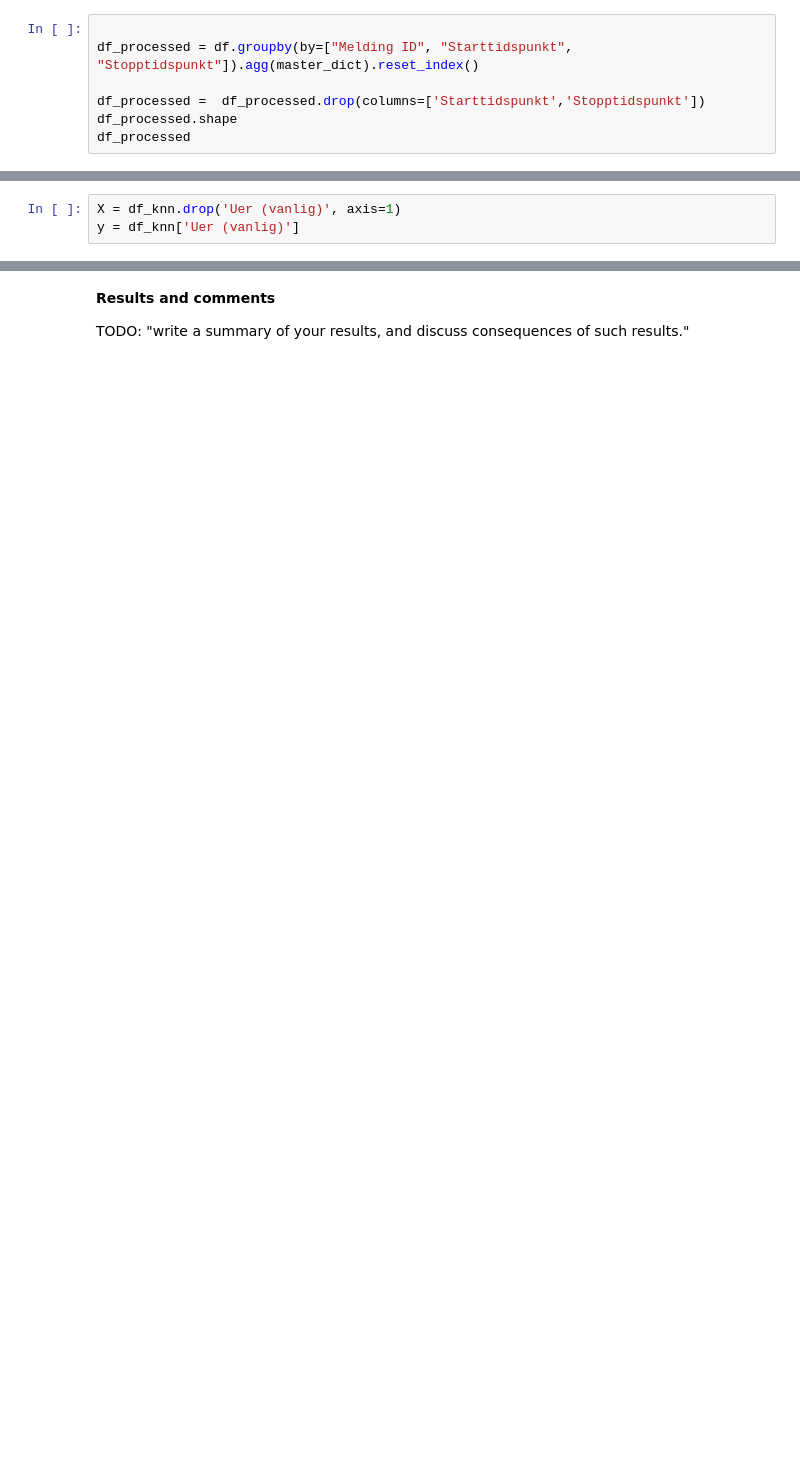
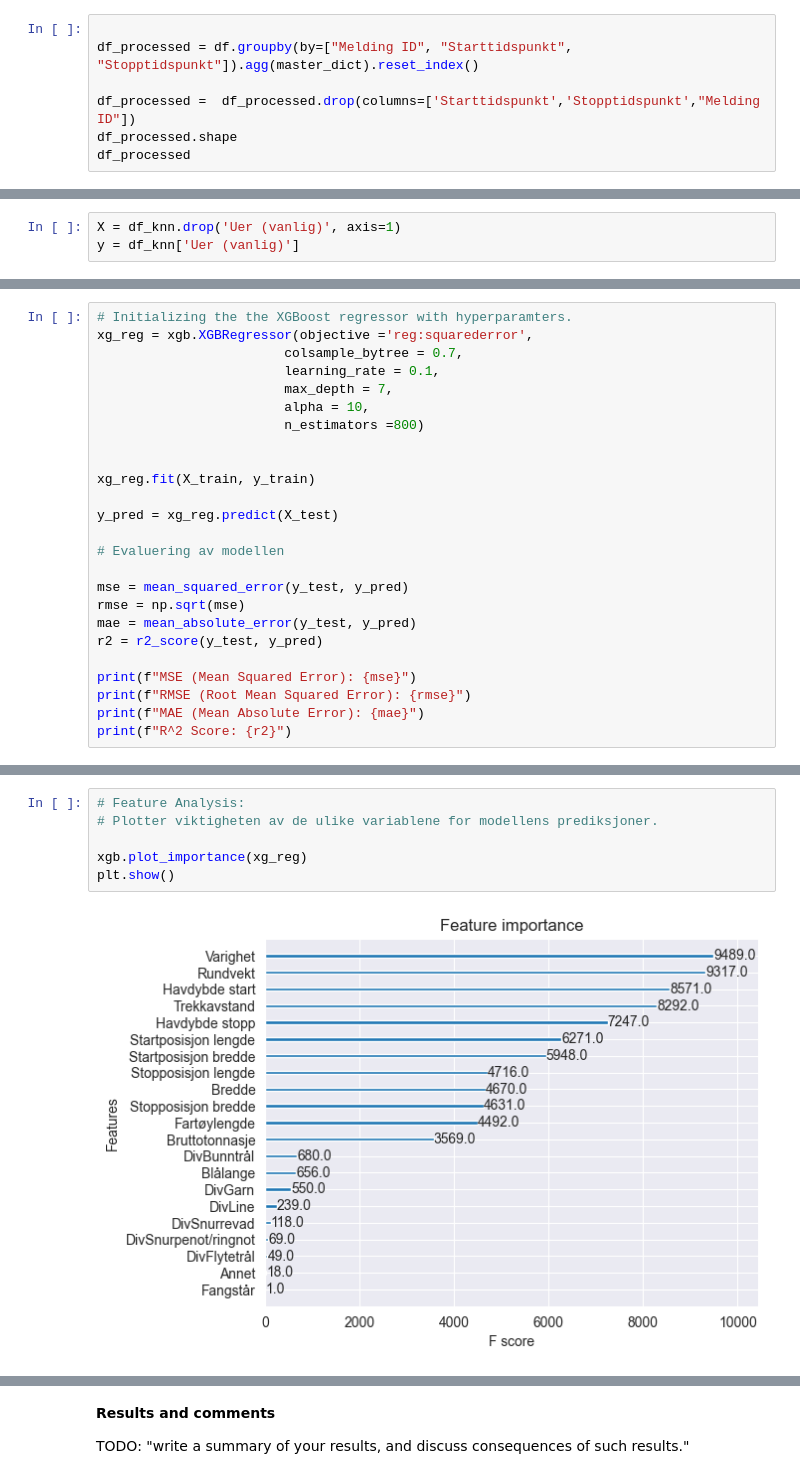
Before and after one commit to ThomasNicolai/info284groupexam, a Jupyter notebook: groupexam.ipynb, the cells around one changed output, grey strips where cells are left out. Cells and saved outputs as stored; diff of their text form; blank space fills up the shorter version.

```diff
--- a/groupexam.ipynb
+++ b/groupexam.ipynb
@@ -298,6 +244,6 @@ We are now ready to collapse the entries into catch operations.
 
 df_processed = df.groupby(by=["Melding ID", "Starttidspunkt", "Stopptidspunkt"]).agg(master_dict).reset_index()
 
-df_processed =  df_processed.drop(columns=['Starttidspunkt','Stopptidspunkt'])
+df_processed =  df_processed.drop(columns=['Starttidspunkt','Stopptidspunkt',"Melding ID"])
 df_processed.shape
 df_processed
@@ -400,0 +502,25 @@ plt.show()
+# %%
+# Initializing the the XGBoost regressor with hyperparamters.
+xg_reg = xgb.XGBRegressor(objective ='reg:squarederror',
+                        colsample_bytree = 0.7,
+                        learning_rate = 0.1,
+                        max_depth = 7,
+                        alpha = 10,
+                        n_estimators =800)
+
+
+xg_reg.fit(X_train, y_train)
+
+y_pred = xg_reg.predict(X_test)
+
+# Evaluering av modellen
+
+mse = mean_squared_error(y_test, y_pred)
+rmse = np.sqrt(mse)
+mae = mean_absolute_error(y_test, y_pred)
+r2 = r2_score(y_test, y_pred)
+
+print(f"MSE (Mean Squared Error): {mse}")
+print(f"RMSE (Root Mean Squared Error): {rmse}")
+print(f"MAE (Mean Absolute Error): {mae}")
+print(f"R^2 Score: {r2}")
@@ -400,0 +536,8 @@ plt.show()
+# %%
+# Feature Analysis:
+# Plotter viktigheten av de ulike variablene for modellens prediksjoner.
+
+xgb.plot_importance(xg_reg)
+plt.show()
+# %% [output]
+[figure, added]
```
Also changed, not shown: parts of 49 cells of this notebook.
